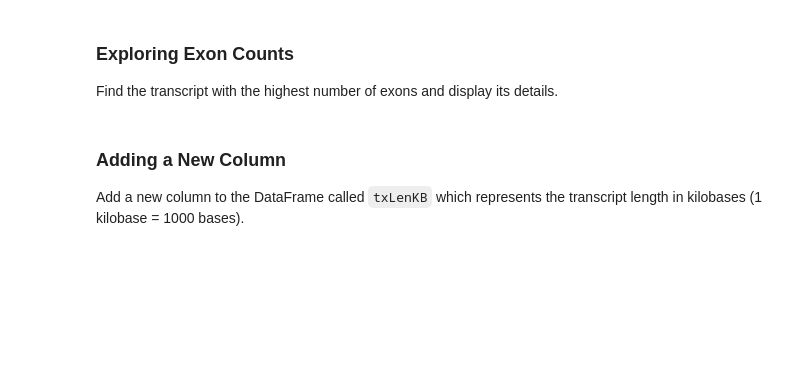
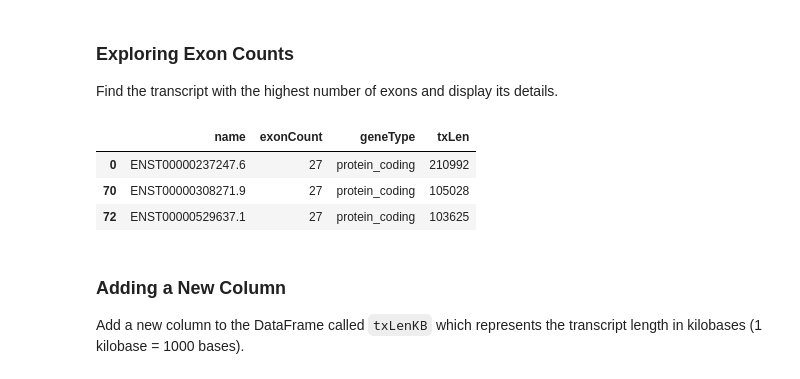
Before and after one commit to UH-MBBE/lecture-5-introduction-to-pandas-garrettroell2, a Jupyter notebook: L5_Activity.ipynb, the cells around one changed output. Saved outputs shown, nothing was run; the diff lists cells and outputs as text; code cells hidden in the pictures; blank space fills up the shorter version.

```diff
--- a/L5_Activity.ipynb
+++ b/L5_Activity.ipynb
@@ -41,6 +56,16 @@ assert average_txLen < 196796.8
 Find the transcript with the highest number of exons and display its details.
 # %%
 # Find the transcript with the highest number of exons
+max_exons = protein_coding_df['exonCount'].max()
+
+max_exon_transcript = protein_coding_df[protein_coding_df['exonCount'] == max_exons]
+
+max_exon_transcript
+# %% [output]
+|  | name | exonCount | geneType | txLen |
+| 0 | ENST00000237247.6 | 27 | protein_coding | 210992 |
+| 70 | ENST00000308271.9 | 27 | protein_coding | 105028 |
+| 72 | ENST00000529637.1 | 27 | protein_coding | 103625 |
 # %%
 assert len(max_exon_transcript) == 3
 # %% [markdown]
```
Also changed, not shown: parts of 7 cells of this notebook, 2 other files.
